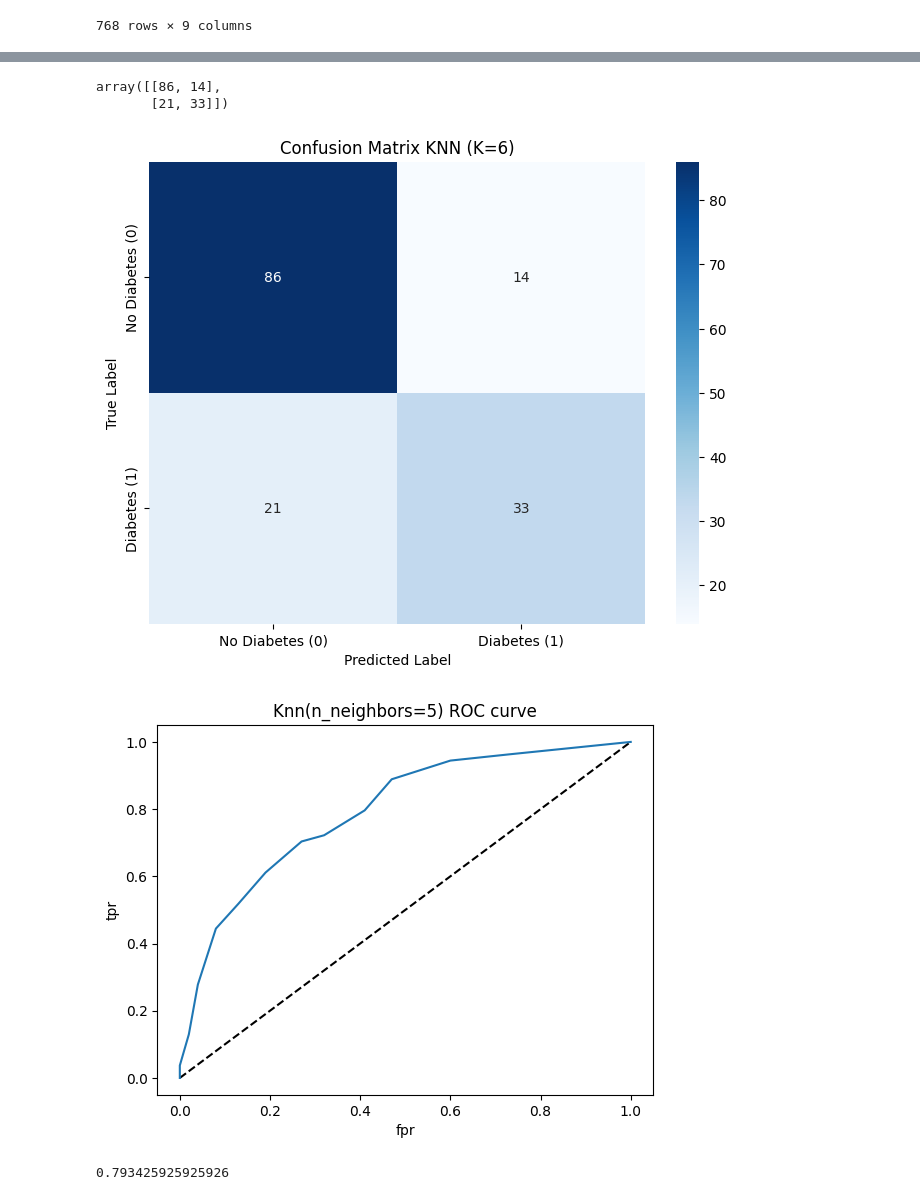
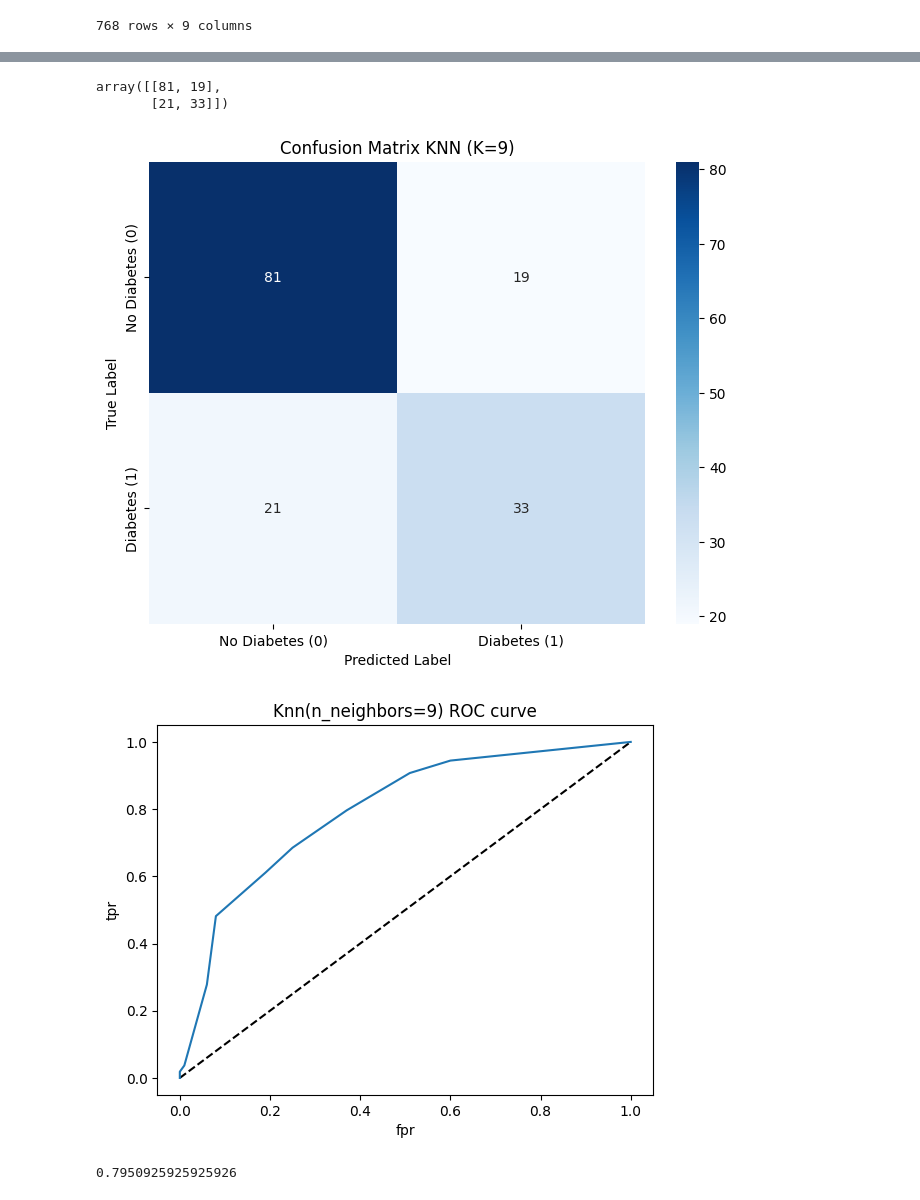
Before and after one commit to Handras18/Diabetes-Classification, a Jupyter notebook: 02_modeling.ipynb, the cells around one changed output, grey strips where cells are left out. Drawn from its saved outputs; the diff is of its cells as text; code cells hidden in the pictures.

```diff
--- a/02_modeling.ipynb
+++ b/02_modeling.ipynb
@@ -38,7 +39,3 @@ X_train,X_test,y_train,y_test=train_test_split(X,y,test_size=0.2,random_state=42
 cols_to_clean = ['Glucose', 'BloodPressure', 'SkinThickness', 'Insulin', 'BMI']
 X_train[cols_to_clean] = X_train[cols_to_clean].replace(0, np.nan)
 X_test[cols_to_clean] = X_test[cols_to_clean].replace(0, np.nan)
-# %%
-imputer = SimpleImputer(strategy='median')
-X_train[cols_to_clean] = imputer.fit_transform(X_train[cols_to_clean])
-X_test[cols_to_clean] = imputer.transform(X_test[cols_to_clean])
@@ -50,13 +42,22 @@ X_test_scaled=scaler.fit_transform(X_test)
+# %%
+pipe = Pipeline([
+    ('imputer', SimpleImputer(strategy='median')),
+    ('scaler',  StandardScaler()),
+    ('knn',     KNeighborsClassifier(n_neighbors=5)),
+])
+
+pipe.fit(X_train, y_train)
+y_pred = pipe.predict(X_test)
 # %%
 test_score=[]
 train_score=[]
 
 for i in range(1,15):
-    knn=KNeighborsClassifier(i)
-    knn.fit(X_train_scaled,y_train)
+    pipe.set_params(knn__n_neighbors=i)
+    pipe.fit(X_train, y_train)
 
-    train_score.append(knn.score(X_train_scaled,y_train))
-    test_score.append(knn.score(X_test_scaled,y_test))
+    train_score.append(pipe.score(X_train,y_train))
+    test_score.append(pipe.score(X_test,y_test))
 # %%
 plt.figure(figsize=(10,6))
 sns.lineplot(x=range(1,15), y=train_score, marker='o', label='Train Score')
@@ -73,8 +74,7 @@ plt.show()
 # %%
-knn_final=KNeighborsClassifier(n_neighbors=5)
-knn_final.fit(X_train_scaled,y_train)
-
-y_pred=knn_final.predict(X_test_scaled)
+pipe.set_params(knn__n_neighbors=9)
+pipe.fit(X_train, y_train)
+y_pred = pipe.predict(X_test)
 # %%
 print(classification_report(y_test,y_pred))
 # %% [output]
@@ -90,32 +90,32 @@ weighted avg       0.77      0.77      0.77       154
 conf_matrix=confusion_matrix(y_test,y_pred)
 conf_matrix
 # %% [output]
-array([[86, 14],
+array([[81, 19],
        [21, 33]])
 # %%
 plt.figure(figsize=(8,6))
 sns.heatmap(conf_matrix, annot=True, fmt='d', cmap='Blues',
             xticklabels=['No Diabetes (0)', 'Diabetes (1)'],
             yticklabels=['No Diabetes (0)', 'Diabetes (1)'])
-plt.title('Confusion Matrix KNN (K=6)')
+plt.title('Confusion Matrix KNN (K=9)')
 plt.xlabel('Predicted Label')
 plt.ylabel('True Label')
 plt.show()
 # %% [output]
-[figure, old version]
+[figure, new version]
 # %%
-y_pred_proba=knn.predict_proba(X_test_scaled)[:,1]
+y_pred_proba = pipe.predict_proba(X_test)[:, 1]
 fpr,tpr,thresholds=roc_curve(y_test,y_pred_proba)
 plt.plot([0,1],[0,1],'k--')
 plt.plot(fpr,tpr, label='Knn')
 plt.xlabel('fpr')
 plt.ylabel('tpr')
-plt.title('Knn(n_neighbors=5) ROC curve')
+plt.title('Knn(n_neighbors=9) ROC curve')
 plt.show()
 # %% [output]
-[figure, old version]
+[figure, new version]
 # %%
 roc_auc_score(y_test,y_pred_proba)
 # %% [output]
-0.793425925925926
+0.7950925925925926
 # %%
```
Also changed, not shown: parts of 10 cells of this notebook.
